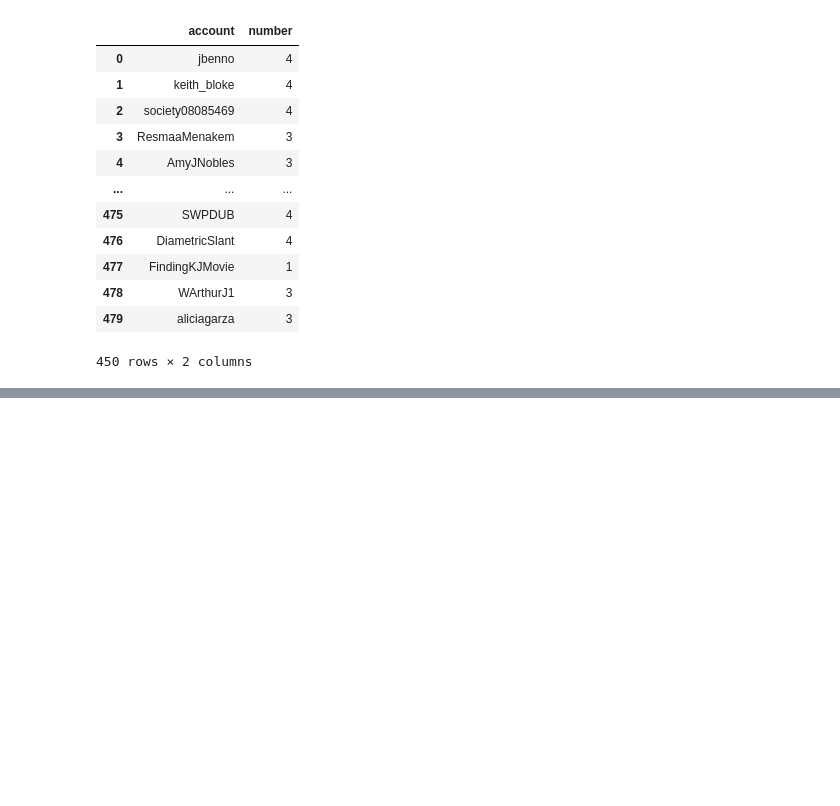
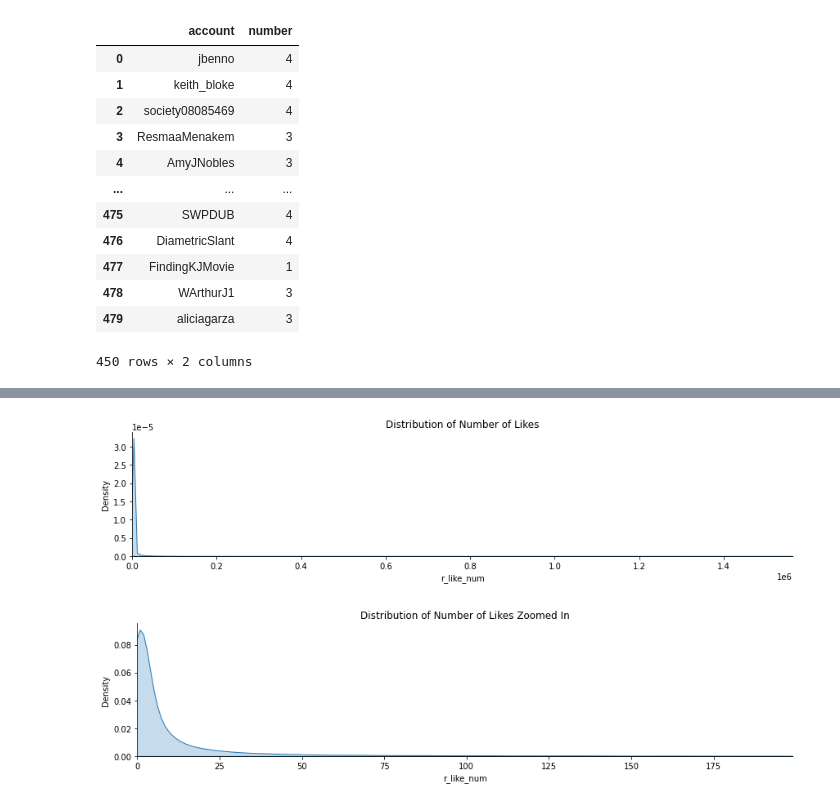
Before and after one commit to LuZhang0128/Perspectives, a Jupyter notebook: analysis.ipynb, the cells around one changed output, grey strips where cells are left out. Cells and saved outputs as stored; diff of their text form; code cells hidden in the pictures; blank space fills up the shorter version.

```diff
--- a/analysis.ipynb
+++ b/analysis.ipynb
@@ -506,0 +647,18 @@ plt.savefig('accuracy')
+# %%
+facet = sns.FacetGrid(df, aspect=4)
+facet.map(sns.kdeplot,'r_like_num',shade=True)
+facet.set(xlim=(0, df['r_like_num'].max()))
+facet.set(title="Distribution of Number of Likes")
+facet.add_legend()
+plt.show()
+
+like_sampled = df[df['r_like_num']<200]
+facet = sns.FacetGrid(like_sampled, aspect=4)
+facet.map(sns.kdeplot,'r_like_num',shade=True)
+facet.set(xlim=(0, like_sampled['r_like_num'].max()))
+facet.set(title="Distribution of Number of Likes Zoomed In")
+facet.add_legend()
+plt.show()
+# %% [output]
+[figure, added]
+[figure, added]
```
Also changed, not shown: parts of 60 cells of this notebook.
